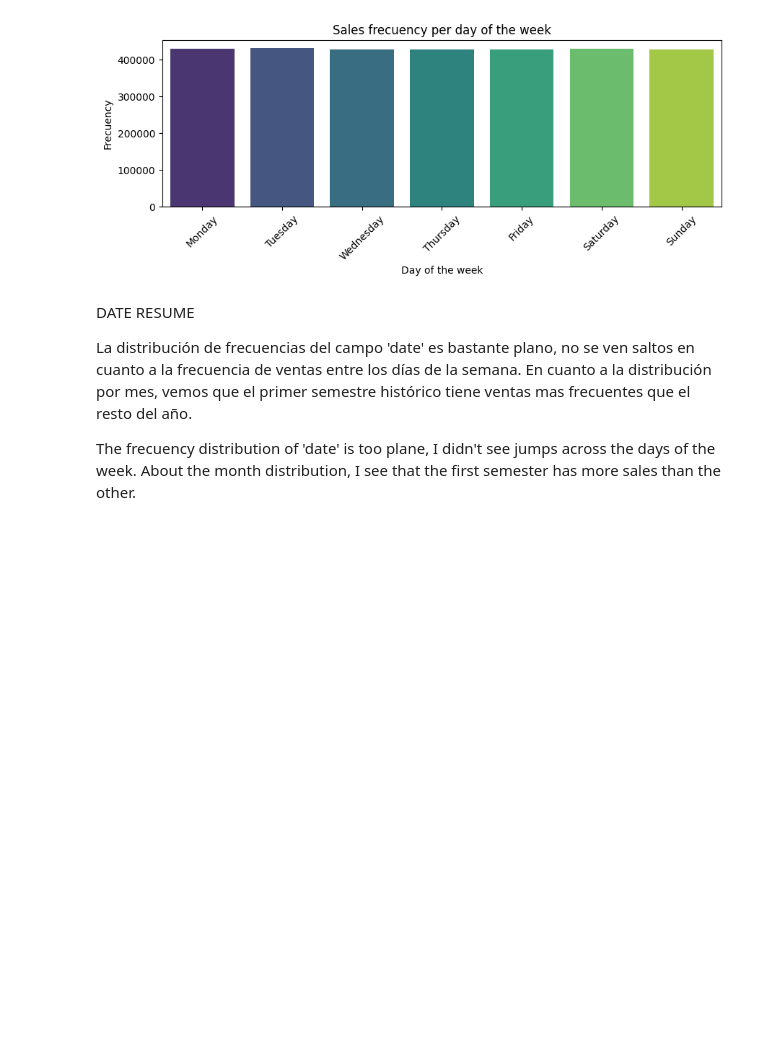
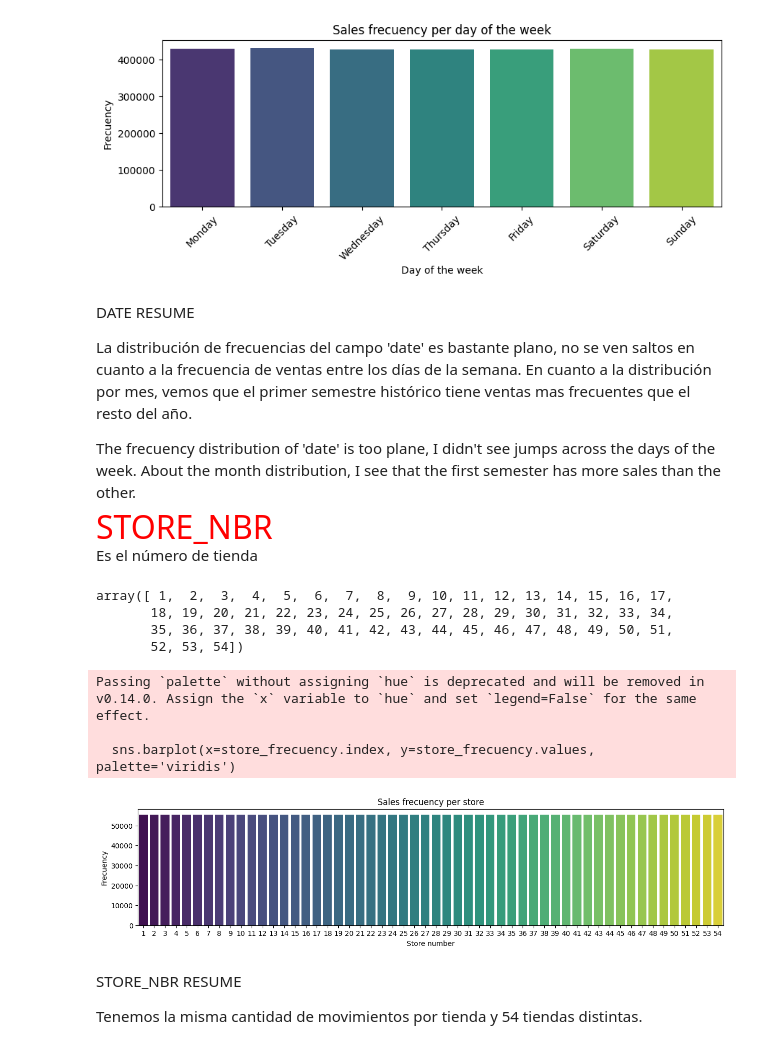
Before and after one commit to FacundoASM/InvOpt_StoreSales, a Jupyter notebook: notebooks/01_eda.ipynb, the cells around one changed output. Saved outputs shown, nothing was run; the diff lists cells and outputs as text; code cells hidden in the pictures; blank space fills up the shorter version.

Commit message:
eda  - store_nbr

```diff
--- a/notebooks/01_eda.ipynb
+++ b/notebooks/01_eda.ipynb
@@ -6,9 +6,9 @@ import seaborn as sns
 # %%
 # Load the test dataset and set the 'id' column as the index
 
-df_test = pd.read_csv('../data/raw/train.csv', index_col='id')
+df_train = pd.read_csv('../data/raw/train.csv', index_col='id')
 
-df_test.head()
+df_train.head()
 # %% [output]
 |  | date | store_nbr | family | sales | onpromotion |
 | id |  |  |  |  |  |
@@ -33,7 +33,7 @@ Data columns (total 5 columns):
 dtypes: float64(1), int64(2), str(2)
 memory usage: 114.5 MB
 # %%
-df_test['date'] = pd.to_datetime(df_test['date'])
+df_train['date'] = pd.to_datetime(df_train['date'])
 # %% [markdown]
 Vamos a estudiar el dataset, evaluando las características de cada campo
 
@@ -90,3 +94,41 @@ DATE RESUME
 La distribución de frecuencias del campo 'date' es bastante plano, no se ven saltos en cuanto a la frecuencia de ventas entre los días de la semana. En cuanto a la distribución por mes, vemos que el primer semestre histórico tiene ventas mas frecuentes que el resto del año.
 
 The frecuency distribution of 'date' is too plane, I didn't see jumps across the days of the week. About the month distribution, I see that the first semester has more sales than the other.
+
+
+<font color='red' size='6'>
+    STORE_NBR
+</font>
+
+Es el número de tienda
+# %%
+# valores únicos
+
+df_train['store_nbr'].sort_values(ascending=True).unique()
+# %% [output]
+array([ 1,  2,  3,  4,  5,  6,  7,  8,  9, 10, 11, 12, 13, 14, 15, 16, 17,
+       18, 19, 20, 21, 22, 23, 24, 25, 26, 27, 28, 29, 30, 31, 32, 33, 34,
+       35, 36, 37, 38, 39, 40, 41, 42, 43, 44, 45, 46, 47, 48, 49, 50, 51,
+       52, 53, 54])
+# %%
+# numero de movimientos por tienda
+
+store_data = df_train['store_nbr']
+store_frecuency = store_data.value_counts().sort_index()
+
+plt.figure(figsize=(15, 3))
+sns.barplot(x=store_frecuency.index, y=store_frecuency.values, palette='viridis')
+
+plt.title('Sales frecuency per store')
+plt.xlabel('Store number')
+plt.ylabel('Frecuency')
+plt.show()
+# %% [output]
+Passing `palette` without assigning `hue` is deprecated and will be removed in v0.14.0. Assign the `x` variable to `hue` and set `legend=False` for the same effect.
+
+  sns.barplot(x=store_frecuency.index, y=store_frecuency.values, palette='viridis')
+[figure, added]
+# %% [markdown]
+STORE_NBR RESUME
+
+Tenemos la misma cantidad de movimientos por tienda y 54 tiendas distintas.
```
Also changed, not shown: parts of 5 cells of this notebook.
